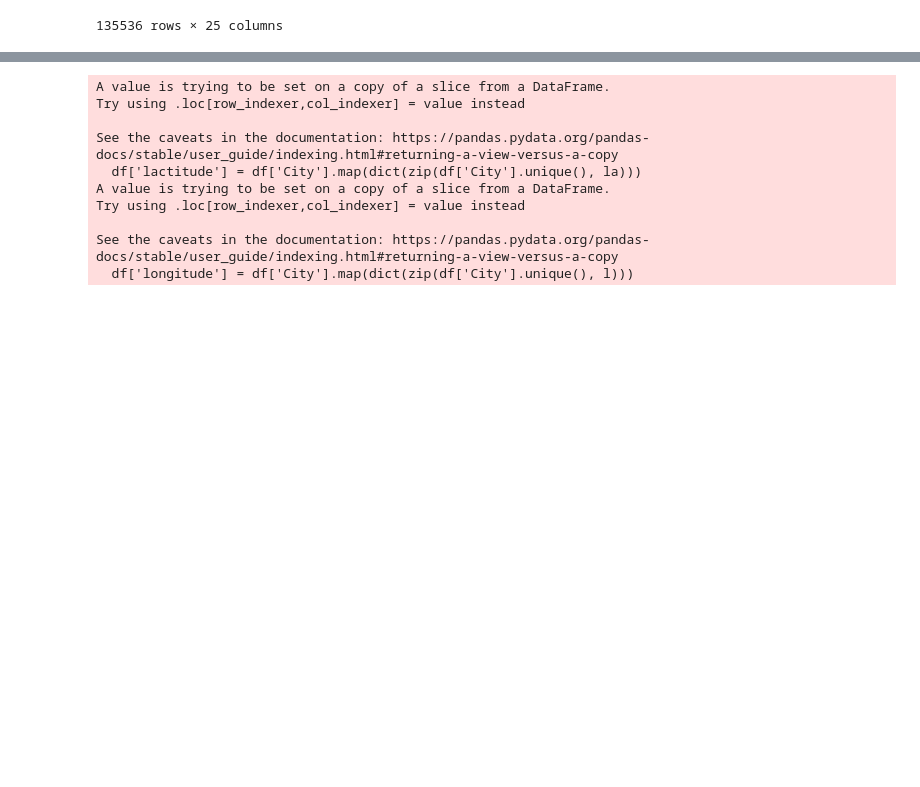
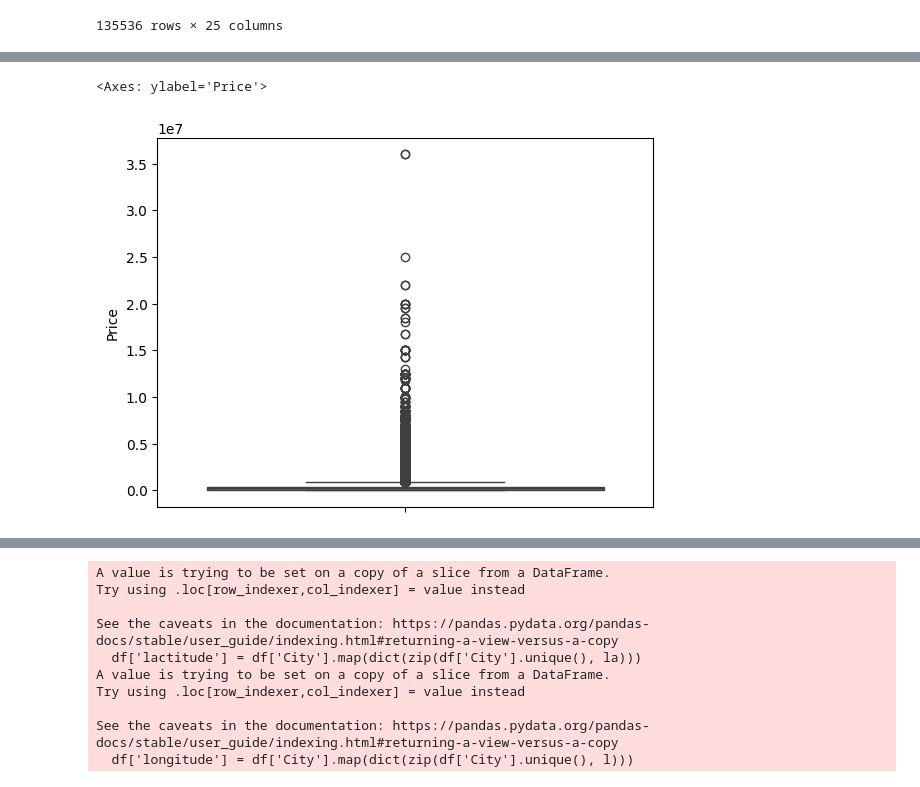
Before and after one commit to VIVALDI142857/ClassificationModelsParams, a Jupyter notebook: real_estate_regression.ipynb, the cells around one changed output, grey strips where cells are left out. Saved outputs shown, nothing was run; the diff lists cells and outputs as text; code cells hidden in the pictures; blank space fills up the shorter version.

```diff
--- a/real_estate_regression.ipynb
+++ b/real_estate_regression.ipynb
@@ -57,0 +80,5 @@ df
+# %%
+sns.boxplot(df['Price'])
+# %% [output]
+<Axes: ylabel='Price'>
+[figure, added]
```
Also changed, not shown: parts of 70 cells of this notebook, 8 other files.
